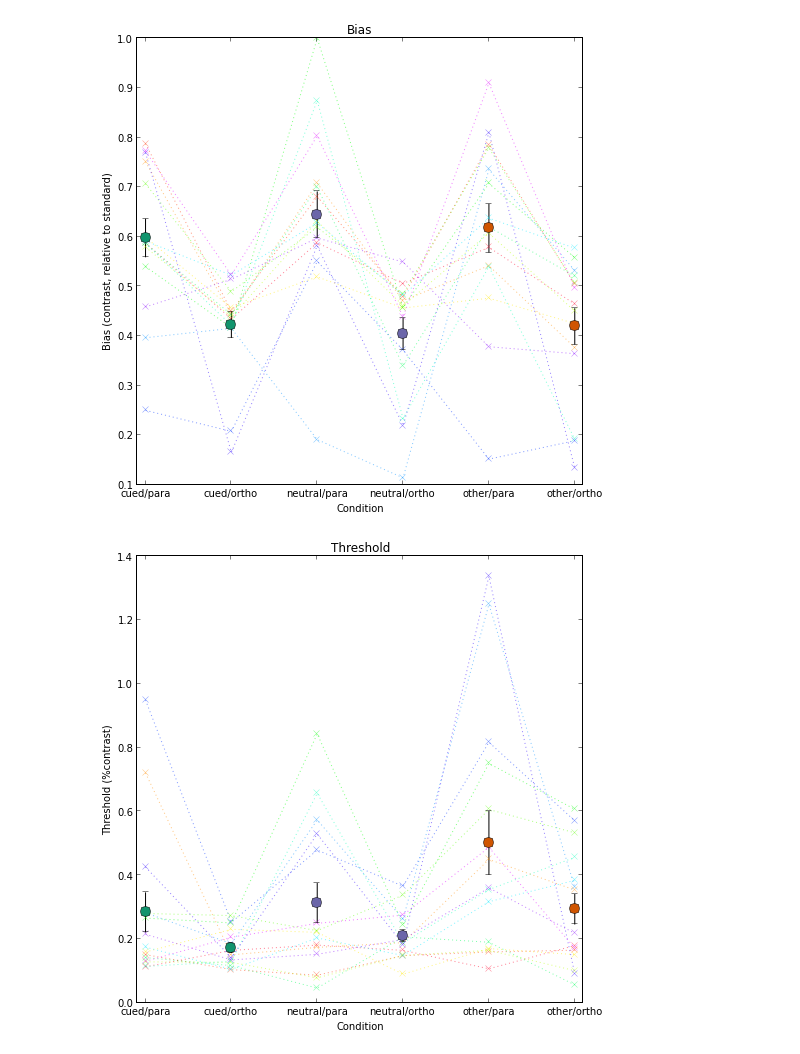
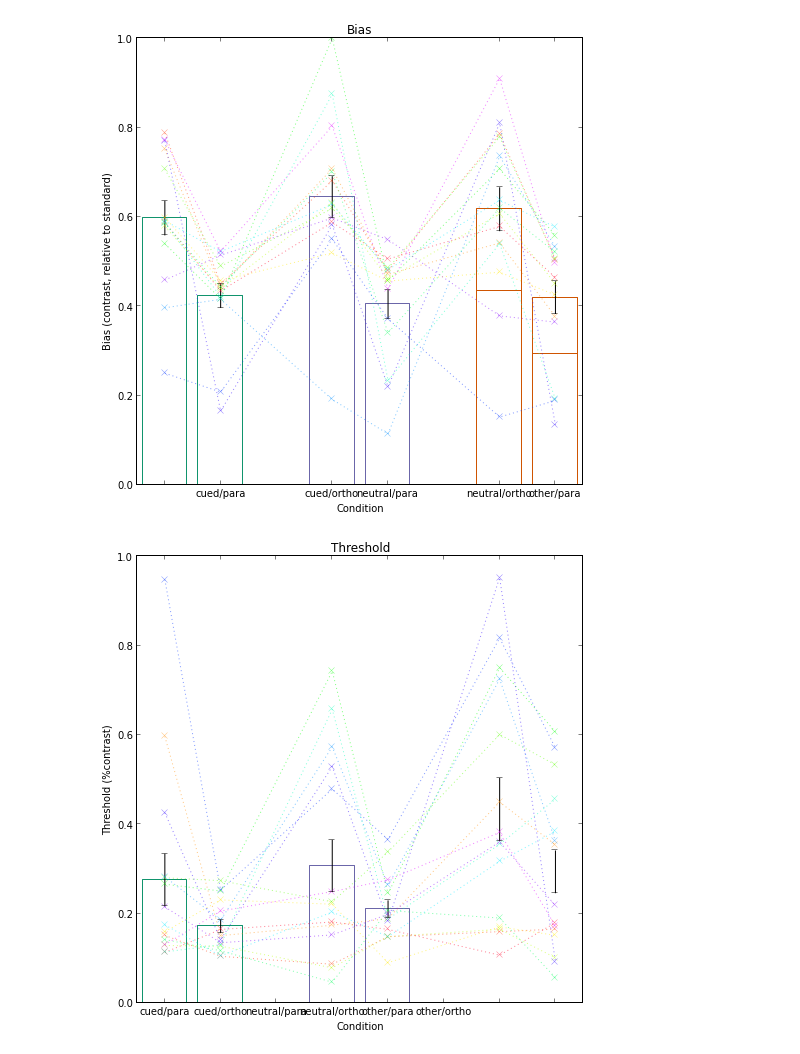
Before and after one commit to arokem/att_ss, a Jupyter notebook: GroupAnalysis.ipynb, the cells around one changed output. Drawn from its saved outputs; the diff is of its cells as text; code cells hidden in the pictures.

```diff
--- a/GroupAnalysis.ipynb
+++ b/GroupAnalysis.ipynb
@@ -304,0 +304,8 @@ for title_idx, plot_this in enumerate([bias, sens]):
+# %%
+for quant_idx, quant in enumerate([bias, sens]):
+    for ori_idx, ori in enumerate([0,90]):
+        for cue_idx, cue_cond in enumerate(this_cue_conds):
+            table = np.vstack([quant[ori][cue_cond][:n_subjects], quant[ori][cue_cond][n_subjects:]])
+            print ("Quantity: %s, relative orientation:%s cue condition: %s F_(1,14)=%3.3f"%(titles[quant_idx],ori,cue_cond,
+                                     np.mean(np.var(table,1))/
+                                     np.mean(np.var(table,0))))
@@ -315,6 +335,7 @@ ax_sens = fig_sens.add_subplot(111)
 cond_bias = [[],[],[],[],[],[]]
 cond_sens = [[],[],[],[],[],[]]
 
+x = [0,1, 3,4, 6,7]
 for sub_idx in range(n_subjects):
     ii = 0
     sub_bias = []
@@ -329,55 +350,55 @@ for sub_idx in range(n_subjects):
             cond_sens[ii].append(this_sens)
             ii += 1
 
-    ax_bias.plot(sub_bias, 'x:', color=sub_colors[sub_idx], alpha=0.5)
-    ax_sens.plot(sub_sens, 'x:', color=sub_colors[sub_idx], alpha=0.5)
+    ax_bias.plot(x, sub_bias, 'x:', color=sub_colors[sub_idx], alpha=0.5)
+    ax_sens.plot(x, sub_sens, 'x:', color=sub_colors[sub_idx], alpha=0.5)
 
-x = range(6)
 
 mean_bias = np.mean(cond_bias,-1)
-ax_bias.plot(x[:2], mean_bias[:2], 'o', color=colors[this_cue_conds[0]], markersize=10)
-ax_bias.plot(x[2:4], mean_bias[2:4], 'o', color=colors[this_cue_conds[1]], markersize=10)
-ax_bias.plot(x[4:], mean_bias[4:], 'o', color=colors[this_cue_conds[2]], markersize=10)
+ax_bias.bar(np.array(x[:2])-0.4, mean_bias[:2], edgecolor=colors[this_cue_conds[0]], color=[0,0,0,0])#, marker='o', markersize=10)
+ax_bias.bar(np.array(x[2:4])-0.4, mean_bias[2:4], edgecolor=colors[this_cue_conds[1]], color=[0,0,0,0])#, marker='o', markersize=10)
+ax_bias.bar(np.array(x[4:])-0.4, mean_bias[4:], edgecolor=colors[this_cue_conds[2]], color=[0,0,0,0])#, marker='o', markersize=10)
 
 ax_bias.errorbar(x, np.mean(cond_bias,-1), yerr=stats.sem(cond_bias, -1), linestyle='none', color='k')
-ax_bias.set_xlim([-0.1,5.1])
+ax_bias.set_xlim([-0.5,7.5])
 ax_bias.set_title('Bias')
 ax_bias.set_xlabel('Condition')
 ax_bias.set_ylabel('Bias (contrast, relative to standard)')
 
+ax_bias.set_xticks(x)
 ax_bias.set_xticklabels(['', '%s/para'%this_cue_conds[0],
                          '%s/ortho'%this_cue_conds[0],
                          '%s/para'%this_cue_conds[1],
                          '%s/ortho'%this_cue_conds[1],
                          '%s/para'%this_cue_conds[2],
                          '%s/ortho'%this_cue_conds[2],''])
 
 mean_sens = np.mean(cond_sens,-1)
-ax_sens.plot(x[:2], mean_sens[:2], 'o', color=colors[this_cue_conds[0]], markersize=10)
-ax_sens.plot(x[2:4], mean_sens[2:4], 'o', color=colors[this_cue_conds[1]], markersize=10)
-ax_sens.plot(x[4:], mean_sens[4:], 'o', color=colors[this_cue_conds[2]], markersize=10)
+ax_sens.bar(np.array(x[:2])-0.4, mean_sens[:2], edgecolor=colors[this_cue_conds[0]], color=[0,0,0,0])#, marker='o', markersize=10)
+ax_sens.bar(np.array(x[2:4])-0.4, mean_sens[2:4], edgecolor=colors[this_cue_conds[1]], color=[0,0,0,0])#, marker='o', markersize=10)
+ax_bias.bar(np.array(x[4:])-0.4, mean_sens[4:], edgecolor=colors[this_cue_conds[2]], color=[0,0,0,0])#, marker='o', markersize=10)
 
 ax_sens.errorbar(x, np.mean(cond_sens,-1), yerr=stats.sem(cond_sens, -1), linestyle='none', color='k')
 ax_sens.set_xlim([-0.1,5.1])
 ax_sens.set_xlabel('Condition')
 
 ax_sens.set_xticklabels(['', '%s/para'%this_cue_conds[0],
                          '%s/ortho'%this_cue_conds[0],
                          '%s/para'%this_cue_conds[1],
                          '%s/ortho'%this_cue_conds[1],
                          '%s/para'%this_cue_conds[2],
                          '%s/ortho'%this_cue_conds[2],''])
 
-ax_sens.set_xlim([-0.1,5.1])
+ax_sens.set_xlim([-0.5,7.5])
 ax_sens.set_xlabel('Condition')
 ax_sens.set_ylabel(r'Threshold (%contrast)')
 ax_sens.set_title('Threshold')
 
 fig_bias.savefig(path_to_files + 'figures/bias.svg')
 fig_sens.savefig(path_to_files + 'figures/threshold.svg')
 # %% [output]
-[figure, old version]
+[figure, new version]
-[figure, old version]
+[figure, new version]
 # %%
 def power_law(x, k=1.0):
     """
```
Also changed, not shown: parts of 24 cells of this notebook, 1 other file.
